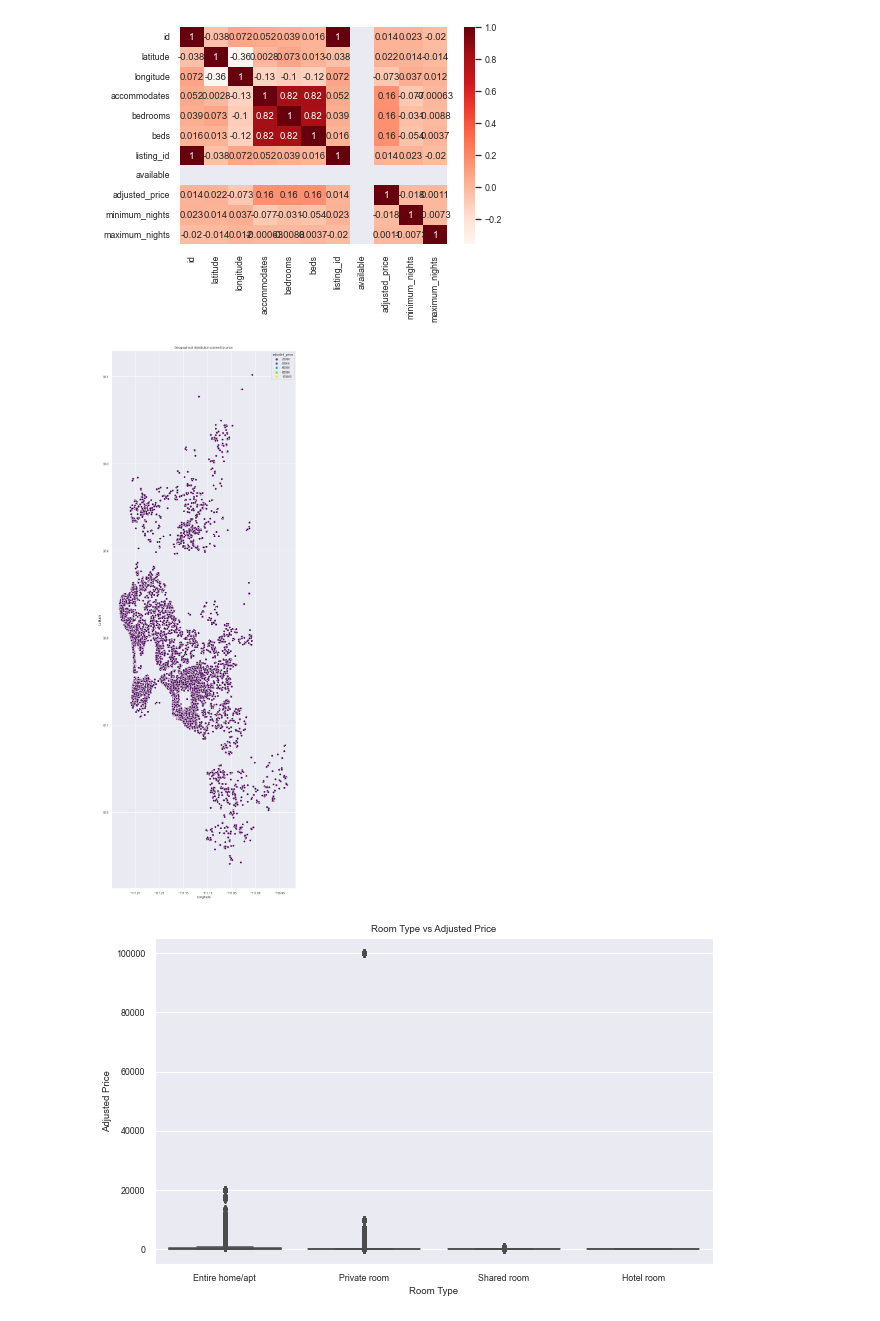
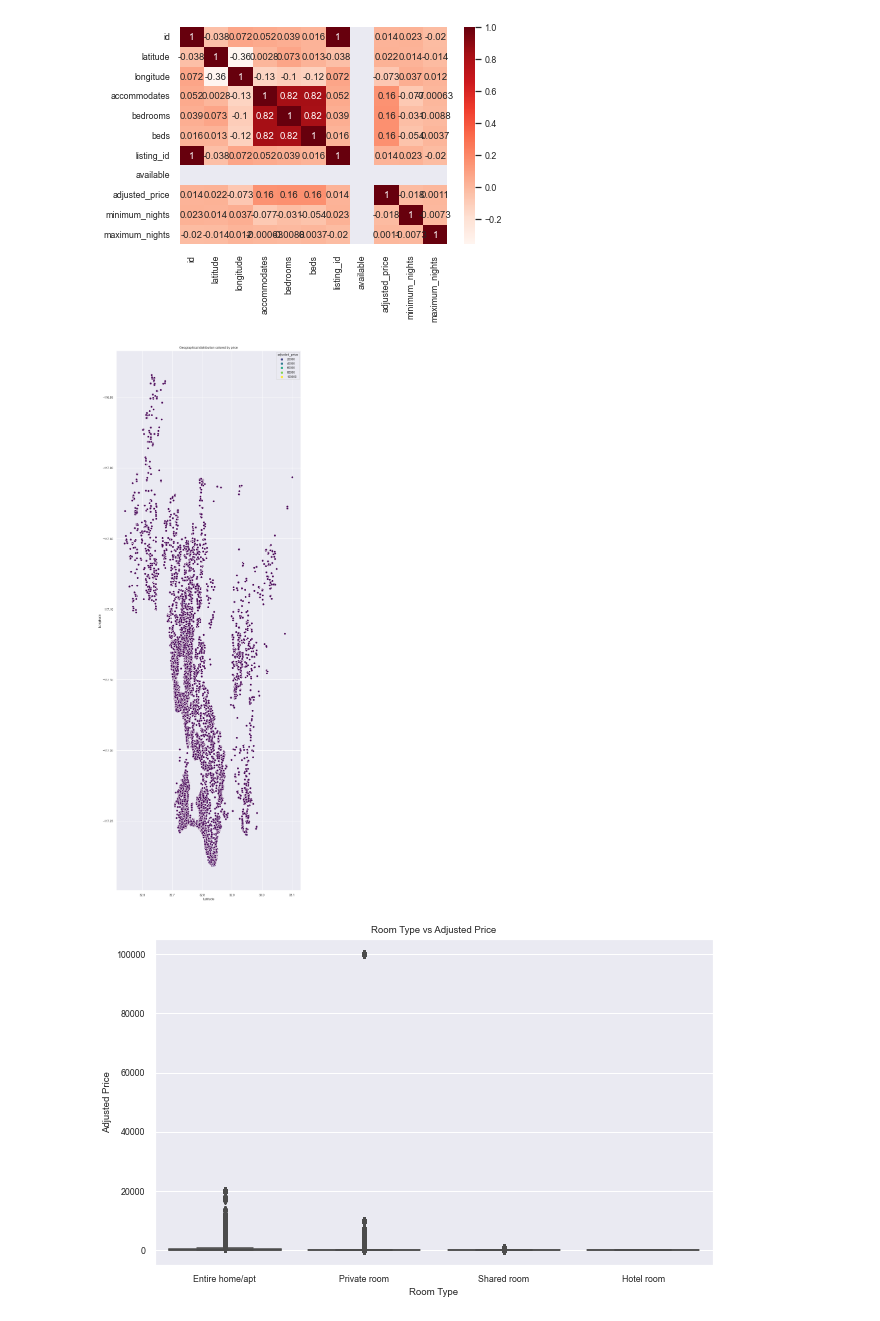
Before and after one commit to COGS118A/Group004-SP23, a Jupyter notebook: Checkpoint_Group004-SP23.ipynb, the cells around one changed output. Cells and saved outputs as stored; diff of their text form; code cells hidden in the pictures.

```diff
--- a/Checkpoint_Group004-SP23.ipynb
+++ b/Checkpoint_Group004-SP23.ipynb
@@ -287,13 +287,13 @@ plt.show()
 # %%
 # Scatter plot for geolocation data colored by price
 plt.figure(figsize=(10,30))
-sns.scatterplot(x='longitude', y='latitude', hue='adjusted_price', palette='viridis', data=merged_df)
+sns.scatterplot(x='latitude', y='longitude', hue='adjusted_price', palette='viridis', data=merged_df)
 plt.title('Geographical distribution colored by price')
-plt.xlabel('Longitude')
-plt.ylabel('Latitude')
+plt.xlabel('Latitude')
+plt.ylabel('Longitude')
 plt.show()
 # %% [output]
-[figure, old version]
+[figure, new version]
 # %%
 # Box plot for room_type and price
 plt.figure(figsize=(10,6))
```
Also changed, not shown: parts of 11 cells of this notebook.
